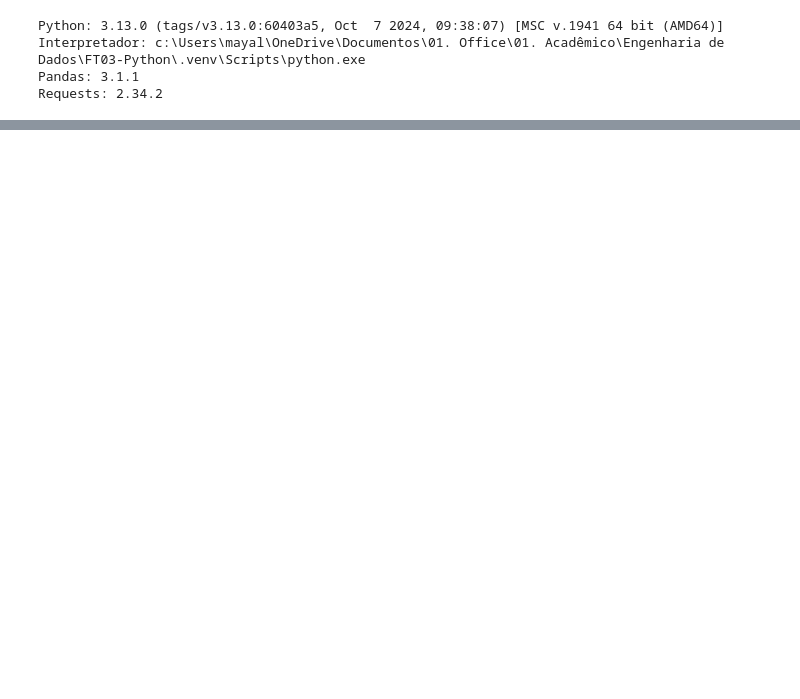
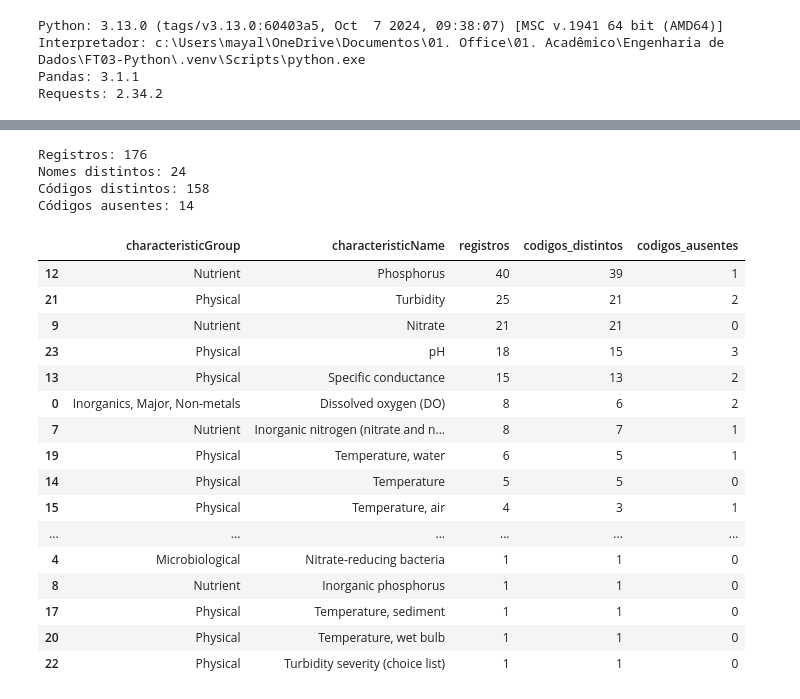
Before and after one commit to Maycon47/FT03-Python, a Jupyter notebook: notebooks/01_data_discovery_usgs.ipynb, the cells around one changed output, grey strips where cells are left out. Drawn from its saved outputs; the diff is of its cells as text; code cells hidden in the pictures; blank space fills up the shorter version.

Commit message:
feat: expand USGS data discovery and geospatial analysis

```diff
--- a/notebooks/01_data_discovery_usgs.ipynb
+++ b/notebooks/01_data_discovery_usgs.ipynb
@@ -35,0 +342,17 @@ Requests: 2.34.2
+# %%
+# Converter a lista de registros em DataFrame
+df_caracteristicas = pd.DataFrame(dados["data"])
+
+# Inspecionar dimensões
+print("Dimensões:", df_caracteristicas.shape)
+
+# Identificar colunas
+print("\nColunas:")
+print(df_caracteristicas.columns.tolist())
+
+# Identificar tipos de dados
+print("\nTipos de dados:")
+print(df_caracteristicas.dtypes)
+
+# Visualizar registros
+display(df_caracteristicas.head())
@@ -35,0 +1261,59 @@ Requests: 2.34.2
+# %%
+# Análise de cardinalidade dos parâmetros
+
+print("Registros:", len(df_parametros))
+
+print(
+    "Nomes distintos:",
+    df_parametros["characteristicName"].nunique()
+)
+
+print(
+    "Códigos distintos:",
+    df_parametros["parameterCode"].nunique()
+)
+
+print(
+    "Códigos ausentes:",
+    df_parametros["parameterCode"].isna().sum()
+)
+
+# Distribuição por nome da característica
+resumo_parametros = (
+    df_parametros
+    .groupby(
+        ["characteristicGroup", "characteristicName"],
+        dropna=False
+    )
+    .agg(
+        registros=("parameterCode", "size"),
+        codigos_distintos=("parameterCode", "nunique"),
+        codigos_ausentes=("parameterCode", lambda x: x.isna().sum())
+    )
+    .reset_index()
+    .sort_values("registros", ascending=False)
+)
+
+display(resumo_parametros)
+# %% [output]
+Registros: 176
+Nomes distintos: 24
+Códigos distintos: 158
+Códigos ausentes: 14
+|  | characteristicGroup | characteristicName | registros | codigos_distintos | codigos_ausentes |
+| 12 | Nutrient | Phosphorus | 40 | 39 | 1 |
+| 21 | Physical | Turbidity | 25 | 21 | 2 |
+| 9 | Nutrient | Nitrate | 21 | 21 | 0 |
+| 23 | Physical | pH | 18 | 15 | 3 |
+| 13 | Physical | Specific conductance | 15 | 13 | 2 |
+| 0 | Inorganics, Major, Non-metals | Dissolved oxygen (DO) | 8 | 6 | 2 |
+| 7 | Nutrient | Inorganic nitrogen (nitrate and n... | 8 | 7 | 1 |
+| 19 | Physical | Temperature, water | 6 | 5 | 1 |
+| 14 | Physical | Temperature | 5 | 5 | 0 |
+| 15 | Physical | Temperature, air | 4 | 3 | 1 |
+| ... | ... | ... | ... | ... | ... |
+| 4 | Microbiological | Nitrate-reducing bacteria | 1 | 1 | 0 |
+| 8 | Nutrient | Inorganic phosphorus | 1 | 1 | 0 |
+| 17 | Physical | Temperature, sediment | 1 | 1 | 0 |
+| 20 | Physical | Temperature, wet bulb | 1 | 1 | 0 |
+| 22 | Physical | Turbidity severity (choice list) | 1 | 1 | 0 |
```
Also changed, not shown: parts of 40 cells of this notebook.
